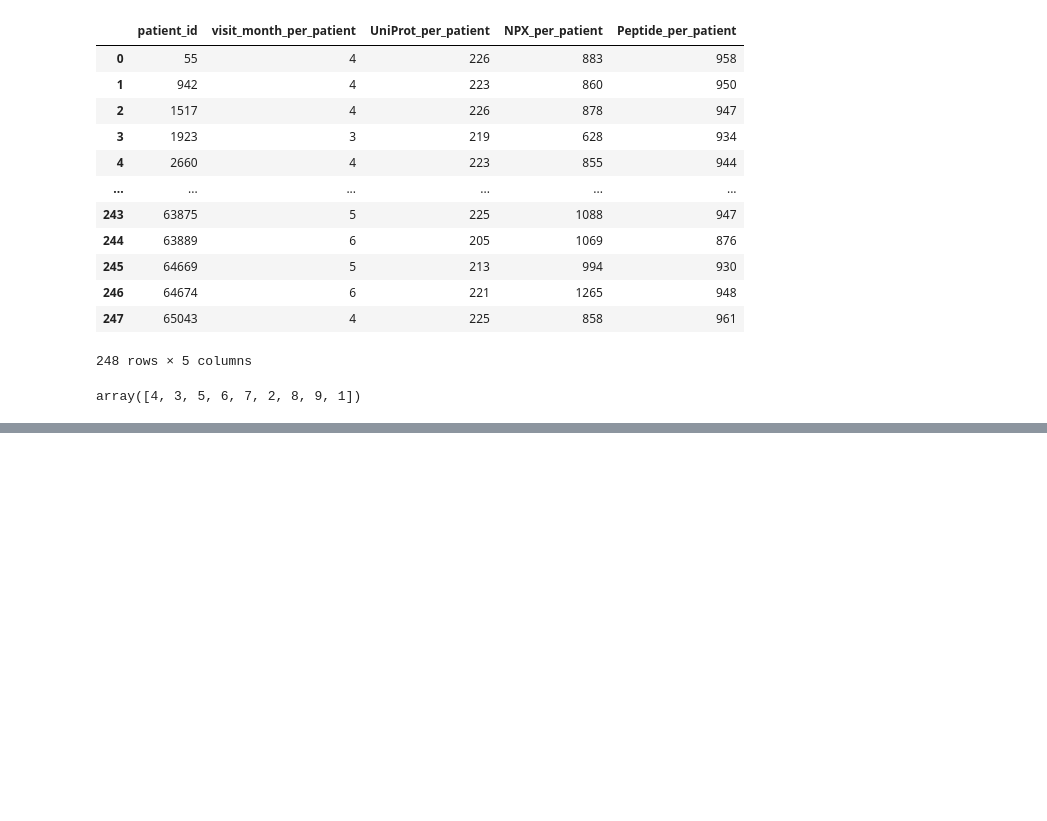
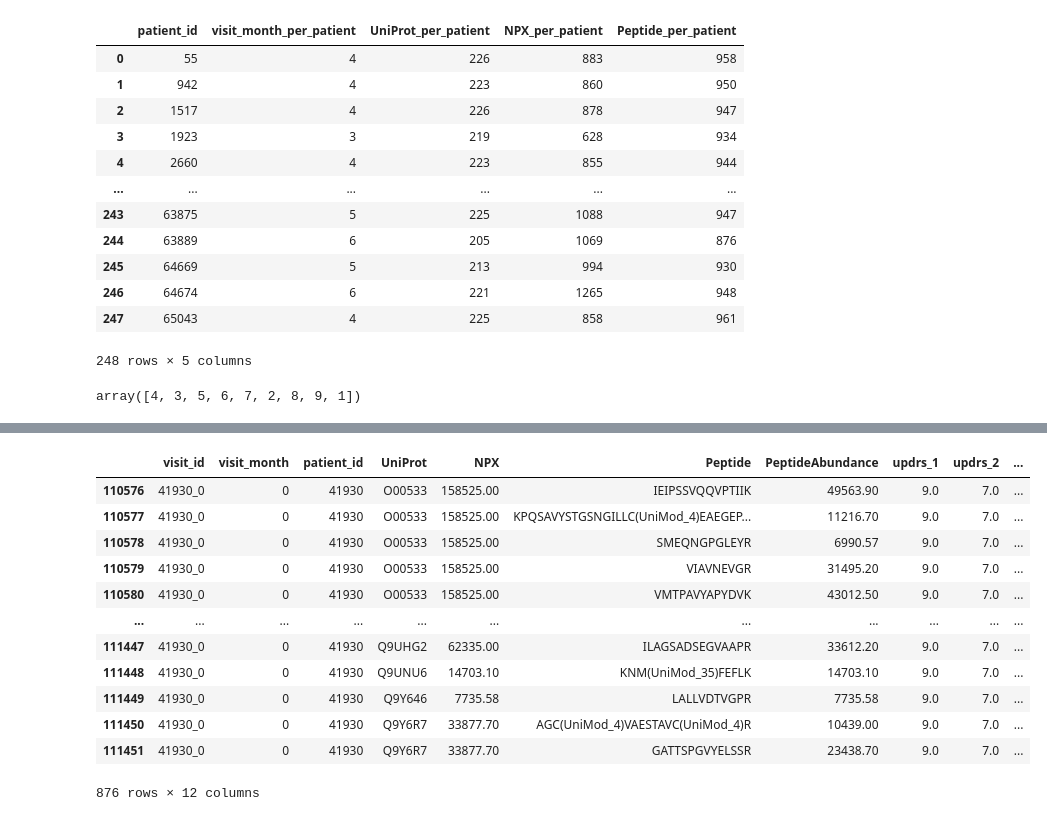
Before and after one commit to sumaniitm/AMP-parkinsons-disease-progression-prediction, a Jupyter notebook: amp-parkinson-s-disease-progression-prediction.ipynb, the cells around one changed output, grey strips where cells are left out. Cells and saved outputs as stored; diff of their text form; code cells hidden in the pictures; blank space fills up the shorter version.

```diff
--- a/amp-parkinson-s-disease-progression-prediction.ipynb
+++ b/amp-parkinson-s-disease-progression-prediction.ipynb
@@ -138,0 +156,16 @@ array([4, 3, 5, 6, 7, 2, 8, 9, 1])
+# %%
+full_training_data[full_training_data['patient_id']==41930]
+# %% [output]
+|  | visit_id | visit_month | patient_id | UniProt | NPX | Peptide | PeptideAbundance | updrs_1 | updrs_2 | ... |
+| 110576 | 41930_0 | 0 | 41930 | O00533 | 158525.00 | IEIPSSVQQVPTIIK | 49563.90 | 9.0 | 7.0 | ... |
+| 110577 | 41930_0 | 0 | 41930 | O00533 | 158525.00 | KPQSAVYSTGSNGILLC(UniMod_4)EAEGEP... | 11216.70 | 9.0 | 7.0 | ... |
+| 110578 | 41930_0 | 0 | 41930 | O00533 | 158525.00 | SMEQNGPGLEYR | 6990.57 | 9.0 | 7.0 | ... |
+| 110579 | 41930_0 | 0 | 41930 | O00533 | 158525.00 | VIAVNEVGR | 31495.20 | 9.0 | 7.0 | ... |
+| 110580 | 41930_0 | 0 | 41930 | O00533 | 158525.00 | VMTPAVYAPYDVK | 43012.50 | 9.0 | 7.0 | ... |
+| ... | ... | ... | ... | ... | ... | ... | ... | ... | ... | ... |
+| 111447 | 41930_0 | 0 | 41930 | Q9UHG2 | 62335.00 | ILAGSADSEGVAAPR | 33612.20 | 9.0 | 7.0 | ... |
+| 111448 | 41930_0 | 0 | 41930 | Q9UNU6 | 14703.10 | KNM(UniMod_35)FEFLK | 14703.10 | 9.0 | 7.0 | ... |
+| 111449 | 41930_0 | 0 | 41930 | Q9Y646 | 7735.58 | LALLVDTVGPR | 7735.58 | 9.0 | 7.0 | ... |
+| 111450 | 41930_0 | 0 | 41930 | Q9Y6R7 | 33877.70 | AGC(UniMod_4)VAESTAVC(UniMod_4)R | 10439.00 | 9.0 | 7.0 | ... |
+| 111451 | 41930_0 | 0 | 41930 | Q9Y6R7 | 33877.70 | GATTSPGVYELSSR | 23438.70 | 9.0 | 7.0 | ... |
+876 rows × 12 columns
```
Also changed, not shown: parts of 2 cells of this notebook.
